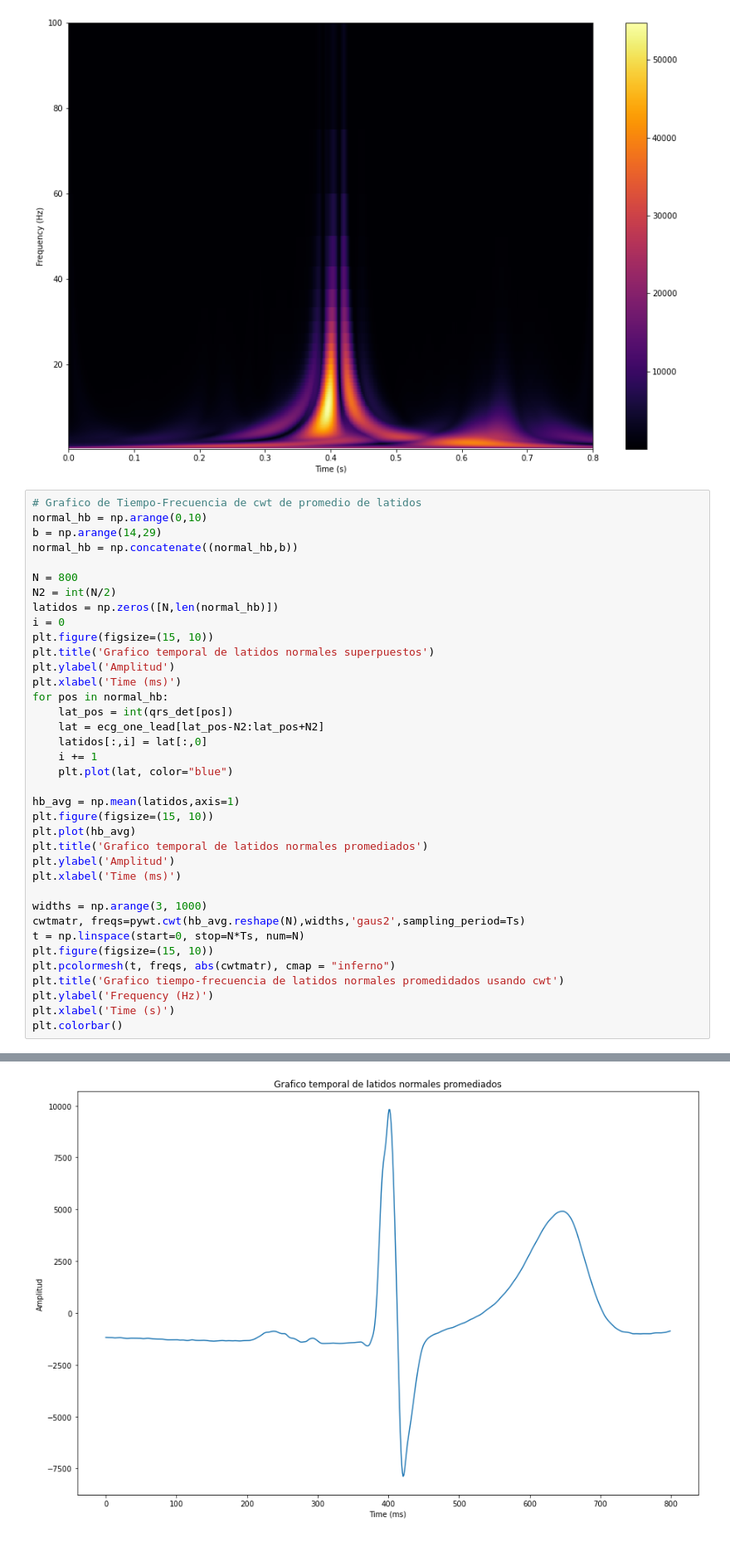
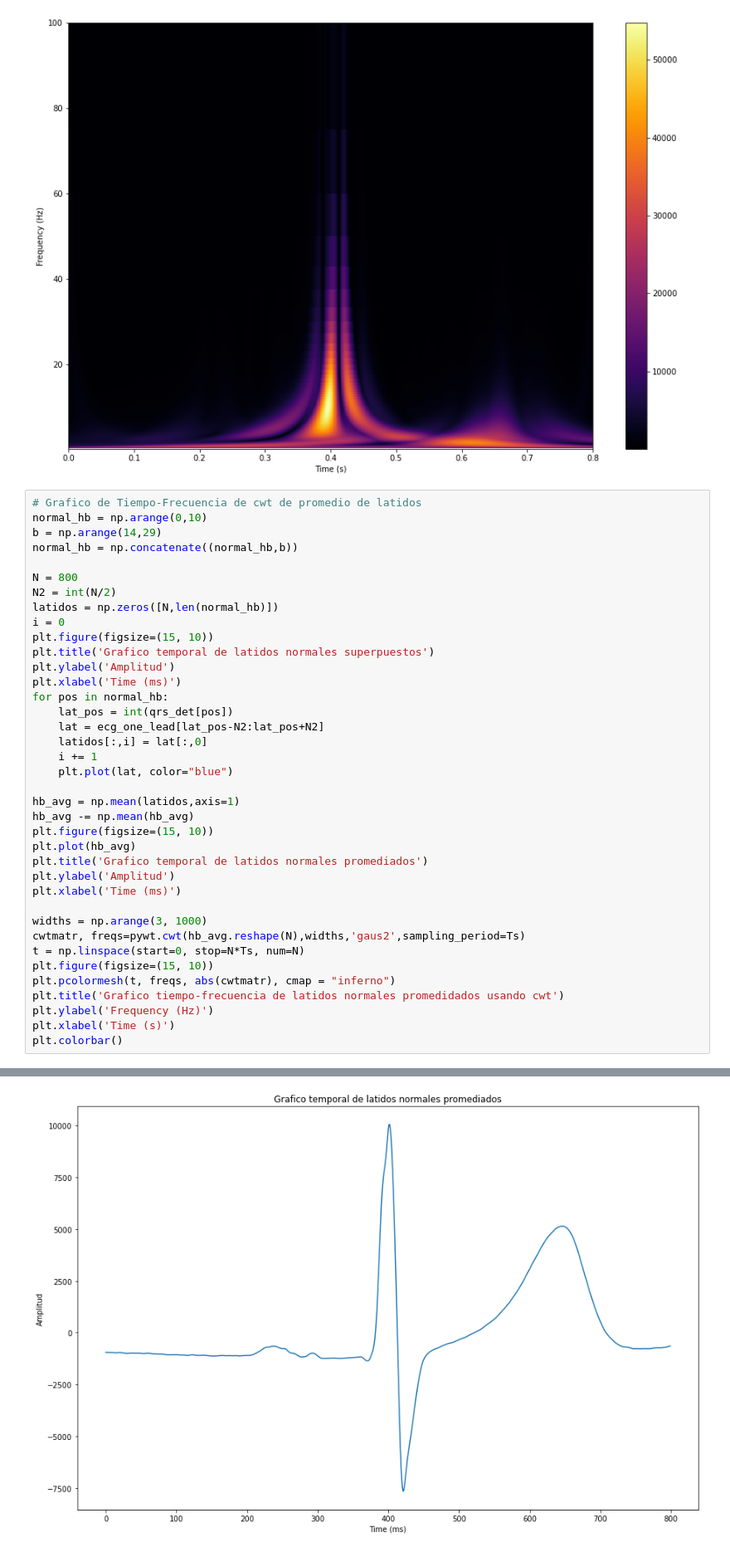
Before and after one commit to Sidorczuk/DSP, a Jupyter notebook: TP-Final.ipynb, the cells around one changed output, grey strips where cells are left out. Shown at 83% size. Saved outputs shown, nothing was run; the diff lists cells and outputs as text.

```diff
--- a/TP-Final.ipynb
+++ b/TP-Final.ipynb
@@ -75,32 +75,33 @@ i = 0
 plt.figure(figsize=(15, 10))
 plt.title('Grafico temporal de latidos normales superpuestos')
 plt.ylabel('Amplitud')
 plt.xlabel('Time (ms)')
 for pos in normal_hb:
     lat_pos = int(qrs_det[pos])
     lat = ecg_one_lead[lat_pos-N2:lat_pos+N2]
     latidos[:,i] = lat[:,0]
     i += 1
     plt.plot(lat, color="blue")
 
 hb_avg = np.mean(latidos,axis=1)
+hb_avg -= np.mean(hb_avg)
 plt.figure(figsize=(15, 10))
 plt.plot(hb_avg)
 plt.title('Grafico temporal de latidos normales promediados')
 plt.ylabel('Amplitud')
 plt.xlabel('Time (ms)')
 
 widths = np.arange(3, 1000)
 cwtmatr, freqs=pywt.cwt(hb_avg.reshape(N),widths,'gaus2',sampling_period=Ts)
 t = np.linspace(start=0, stop=N*Ts, num=N)
 plt.figure(figsize=(15, 10))
 plt.pcolormesh(t, freqs, abs(cwtmatr), cmap = "inferno")
 plt.title('Grafico tiempo-frecuencia de latidos normales promedidados usando cwt')
 plt.ylabel('Frequency (Hz)')
 plt.xlabel('Time (s)')
 plt.colorbar()
 # %% [output]
 <matplotlib.colorbar.Colorbar at 0x...>
 [figure]
-[figure, old version]
+[figure, new version]
 [figure]
```
Also changed, not shown: parts of 3 cells of this notebook.
